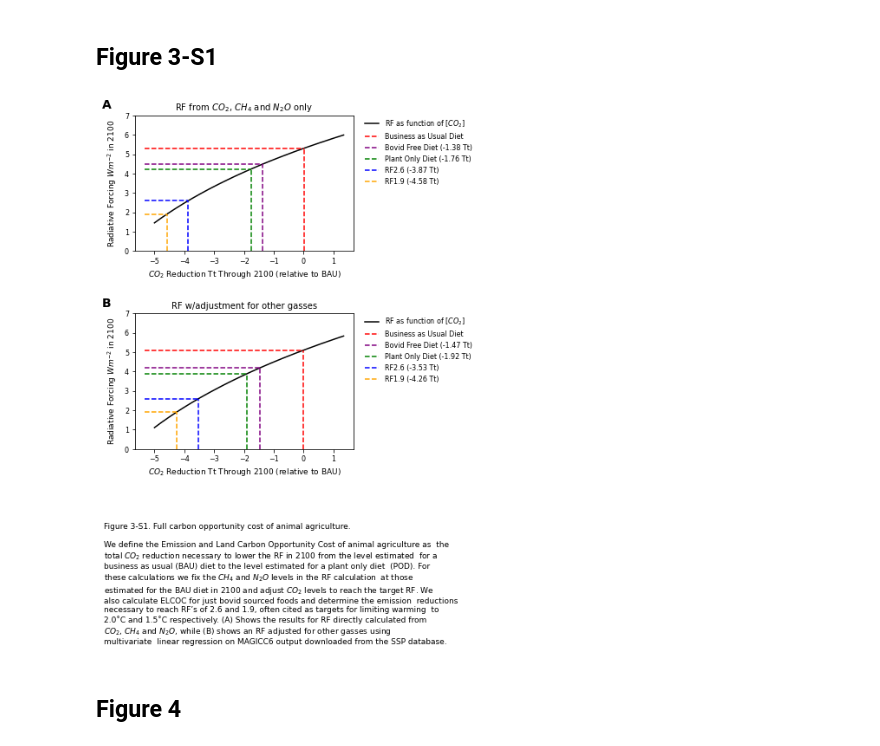
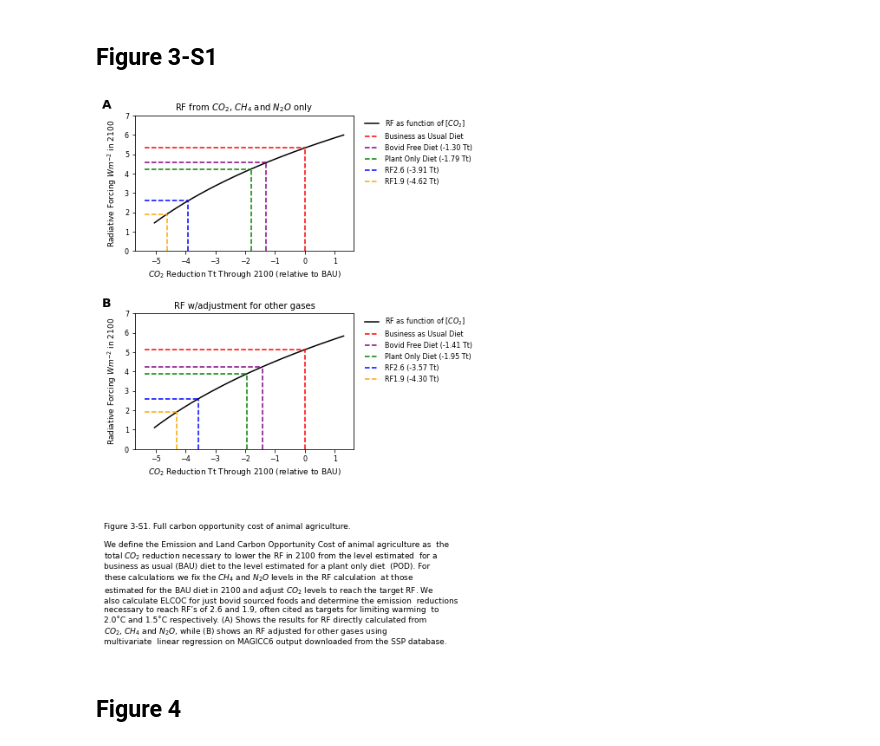
Before and after one commit to mbeisen/LivestockClimateImpact, a Jupyter notebook: PlanetaryReset.ipynb, the cells around one changed output. Drawn from its saved outputs; the diff is of its cells as text; code cells hidden in the pictures.

```diff
--- a/PlanetaryReset.ipynb
+++ b/PlanetaryReset.ipynb
@@ -1152,0 +1167,13 @@ dtype: float64
+# %%
+data = []
+
+r = scenarios.loc[2050]
+for cat in list(table1.Category):
+    data.append([cat,
+                 r['ACO2EQ|Elimination|%s' %cat],
+                 r['EI_perunit|Elimination|%s' %cat],
+                 r['EI_perprotein|Elimination|%s' %cat],
+                 r['DD_perunit|Elimination|%s' %cat],
+                ])
+
+df = pd.DataFrame(data=data, columns=['Category','ACO2EQ','EI_perunit','EI_perprotein','DD'])
@@ -1152,0 +1321,7 @@ dtype: float64
+# %%
+r = scenarios.loc[2050]
+
+numlist = list(groups.keys()) + ['cattle_meat','cow_milk']
+for group in numlist:
+    n = r['DD_perunit|Elimination|%s' % group]
+    print (group,n)
@@ -1785,7 +1984,7 @@ levels the residual RF impact of other gasses. '''
 # %% [markdown]
 ## Figure 3-S1
 # %%
-proj_end = scenarios.iloc[-1]
+proj_end = scenarios.loc[2100]
 
 pdffile = "Figures/Figure3-S1.pdf"
 
@@ -1795,9 +1994,6 @@ with PdfPages(pdffile) as pdf:
     figh = 11
 
     fig = plt.figure(figsize = (figw,figh))
-
-
-    proj_end = scenarios.iloc[-1]
 
     panelw = 3.5
     panelh = panelw/1.61
@@ -1815,9 +2011,9 @@ with PdfPages(pdffile) as pdf:
     xh = 700
     x = np.linspace(xl,xh,500)
 
-    CB = proj_end['Concentration|CO2|Baseline']
-    MB = proj_end['Concentration|CH4|Baseline']
-    NB = proj_end['Concentration|N2O|Baseline']
+    CB = proj_end['Concentration|CO2|BAU']
+    MB = proj_end['Concentration|CH4|BAU']
+    NB = proj_end['Concentration|N2O|BAU']
 
     xd = x - CB
     xe = 2 * xd * 44 * 1.8E11 / 1E12 / 1000
@@ -1827,16 +2023,16 @@ with PdfPages(pdffile) as pdf:
     px = plt.xlim()
     py = plt.ylim()
 
-    xn = xe[np.argmin(np.abs(x_R-proj_end['RF|Baseline']))]
-    ax.plot([px[0],xn],[proj_end['RF|Baseline'],proj_end['RF|Baseline']],c='red',label='Business as Usual Diet',linestyle='dashed')
-    ax.plot([xn,xn],[py[0],proj_end['RF|Baseline']],c='red',linestyle='dashed')
+    xn = xe[np.argmin(np.abs(x_R-proj_end['RF|BAU']))]
+    ax.plot([px[0],xn],[proj_end['RF|BAU'],proj_end['RF|BAU']],c='red',label='Business as Usual Diet',linestyle='dashed')
+    ax.plot([xn,xn],[py[0],proj_end['RF|BAU']],c='red',linestyle='dashed')
 
-    rft = proj_end['RF|Plant CR|Phaseout Bovids']
+    rft = proj_end['RF|Phaseout|Bovid']
     xn = xe[np.argmin(np.abs(x_R-rft))]
     ax.plot([px[0],xn],[rft,rft],c='purple',label='Bovid Free Diet (%.2f Tt)' %xn,linestyle='dashed')
     ax.plot([xn,xn],[py[0],rft],c='purple',linestyle='dashed')
 
-    rft = proj_end['RF|Plant CR|Phaseout']
+    rft = proj_end['RF|Phaseout']
     xn = xe[np.argmin(np.abs(x_R-rft))]
     ax.plot([px[0],xn],[rft,rft],c='green',label='Plant Only Diet (%.2f Tt)' %xn,linestyle='dashed')
     ax.plot([xn,xn],[py[0],rft],c='green',linestyle='dashed')
@@ -1873,9 +2069,9 @@ with PdfPages(pdffile) as pdf:
     xh = 700
     x = np.linspace(xl,xh,1000)
 
-    CB = proj_end['Concentration|CO2|Baseline']
-    MB = proj_end['Concentration|CH4|Baseline']
-    NB = proj_end['Concentration|N2O|Baseline']
+    CB = proj_end['Concentration|CO2|BAU']
+    MB = proj_end['Concentration|CH4|BAU']
+    NB = proj_end['Concentration|N2O|BAU']
 
     xd = x - CB
     xe = 2 * xd * 44 * 1.8E11 / 1E12 / 1000
@@ -1885,16 +2081,16 @@ with PdfPages(pdffile) as pdf:
     px = plt.xlim()
     py = plt.ylim()
 
-    xn = xe[np.argmin(np.abs(x_R-proj_end['RFC|Baseline']))]
-    ax.plot([px[0],xn],[proj_end['RFC|Baseline'],proj_end['RFC|Baseline']],c='red',label='Business as Usual Diet',linestyle='dashed')
-    ax.plot([xn,xn],[py[0],proj_end['RFC|Baseline']],c='red',linestyle='dashed')
+    xn = xe[np.argmin(np.abs(x_R-proj_end['RFC|BAU']))]
+    ax.plot([px[0],xn],[proj_end['RFC|BAU'],proj_end['RFC|BAU']],c='red',label='Business as Usual Diet',linestyle='dashed')
+    ax.plot([xn,xn],[py[0],proj_end['RFC|BAU']],c='red',linestyle='dashed')
 
-    rft = proj_end['RFC|Plant CR|Phaseout Bovids']
+    rft = proj_end['RFC|Phaseout|Bovid']
     xn = xe[np.argmin(np.abs(x_R-rft))]
     ax.plot([px[0],xn],[rft,rft],c='purple',label='Bovid Free Diet (%.2f Tt)' %xn,linestyle='dashed')
     ax.plot([xn,xn],[py[0],rft],c='purple',linestyle='dashed')
 
-    rft = proj_end['RFC|Plant CR|Phaseout']
+    rft = proj_end['RFC|Phaseout']
     xn = xe[np.argmin(np.abs(x_R-rft))]
     ax.plot([px[0],xn],[rft,rft],c='green',label='Plant Only Diet (%.2f Tt)' %xn,linestyle='dashed')
     ax.plot([xn,xn],[py[0],rft],c='green',linestyle='dashed')
@@ -1913,35 +2109,35 @@ with PdfPages(pdffile) as pdf:
     ax.set_ylabel(r"Radiative Forcing $Wm^{-2}$ in 2100")
     ax.yaxis.set_label_coords(-0.075,0.5)
 
     ax.text(-.15,1.05,"B",transform=ax.transAxes,fontsize=14,fontweight='bold')
-    ax.set_title("RF w/adjustment for other gasses")
+    ax.set_title("RF w/adjustment for other gases")
 
     #for label in (ax.get_xticklabels() + ax.get_yticklabels()):
     #    label.set_fontsize(8)
 
     flh = r"Figure 3-S1. Full carbon opportunity cost of animal agriculture."
 
     flt = r'''We define the Emission and Land Carbon Opportunity Cost of animal agriculture as
 the total CO2 reduction necessary to lower the RF in 2100 from the level estimated
 for a business as usual (BAU) diet to the level estimated for a plant only diet
 (POD). For these calculations we fix the CH4 and N2O levels in the RF calculation
 at those estimated for the BAU diet in 2100 and adjust CO2 levels to reach the target RF.
 We also calculate ELCOC for just bovid sourced foods and determine the emission
 reductions necessary to reach RF’s of 2.6 and 1.9, often cited as targets for limiting warming
 to 2.0˚C and 1.5˚C respectively. (A) Shows the results for RF directly calculated from
-CO2, CH4 and N2O, while (B) shows an RF adjusted for other gasses using multivariate
+CO2, CH4 and N2O, while (B) shows an RF adjusted for other gases using multivariate
 linear regression on MAGICC6 output downloaded from the SSP database.'''
 
     flt = flt.replace("CO2",r"$CO_2$")
     flt = flt.replace("CH4",r"$CH_4$")
     flt = flt.replace("N2O",r"$N_{2}O$")
 
     annot_txt = flh + "\n\n" + tw.fill(tw.dedent(flt.rstrip()), width=labelw)
 
     plt.figtext(1/figw, 1/figh, annot_txt, horizontalalignment='left', verticalalignment='bottom', fontsize=cap_fontsize, multialignment='left', wrap="True")
 
     pdf.savefig()
 # %% [output]
-[figure, old version]
+[figure, new version]
 # %% [markdown]
 ## Figure 4
```
Also changed, not shown: parts of 131 cells of this notebook, 32 other files.
